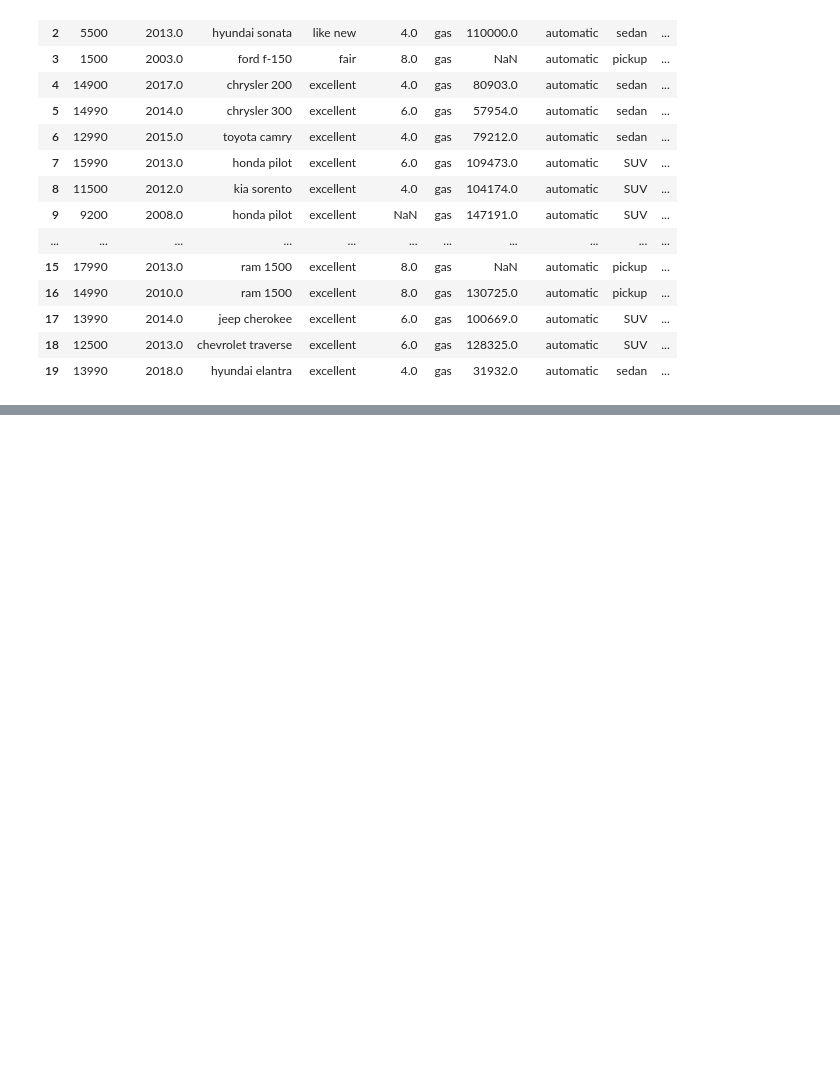
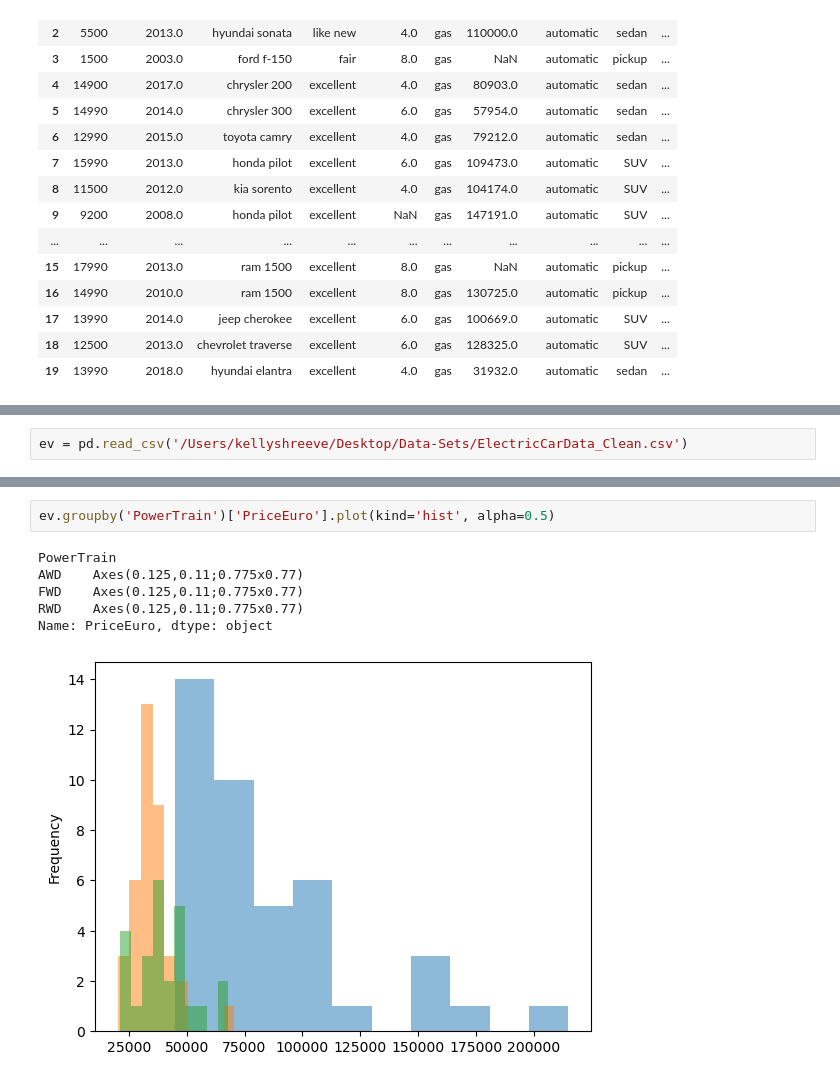
Before and after one commit to kellyshreeve/Web-App-of-Electric-Vehicle-Data-Visualizations, a Jupyter notebook: notebooks/Data Set Selection.ipynb, the cells around one changed output, grey strips where cells are left out. Saved outputs shown, nothing was run; the diff lists cells and outputs as text; blank space fills up the shorter version.

Commit message:
Read Data

```diff
--- a/notebooks/Data Set Selection.ipynb
+++ b/notebooks/Data Set Selection.ipynb
@@ -139,0 +204,2 @@ NameError: name 'pd' is not defined
+# %%
+ev = pd.read_csv('/Users/kellyshreeve/Desktop/Data-Sets/ElectricCarData_Clean.csv')
@@ -139,0 +240,9 @@ NameError: name 'pd' is not defined
+# %%
+ev.groupby('PowerTrain')['PriceEuro'].plot(kind='hist', alpha=0.5)
+# %% [output]
+PowerTrain
+AWD    Axes(0.125,0.11;0.775x0.77)
+FWD    Axes(0.125,0.11;0.775x0.77)
+RWD    Axes(0.125,0.11;0.775x0.77)
+Name: PriceEuro, dtype: object
+[figure, added]
```
Also changed, not shown: parts of 18 cells of this notebook.
